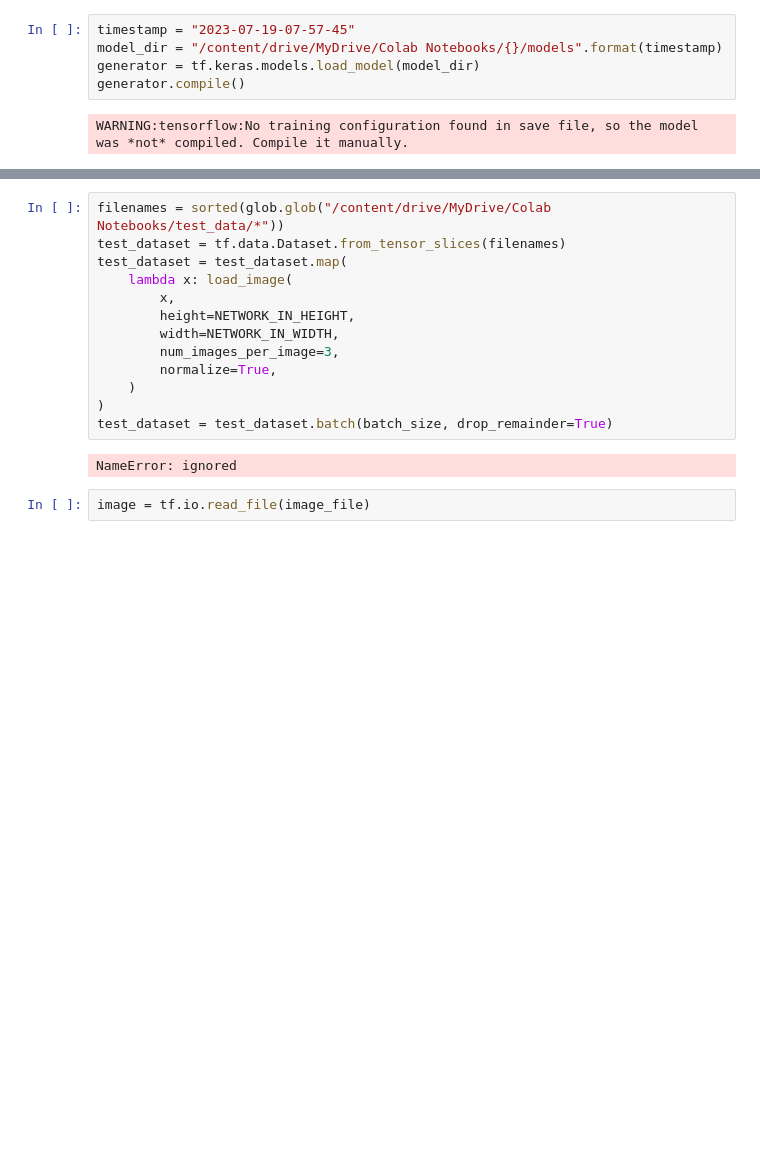
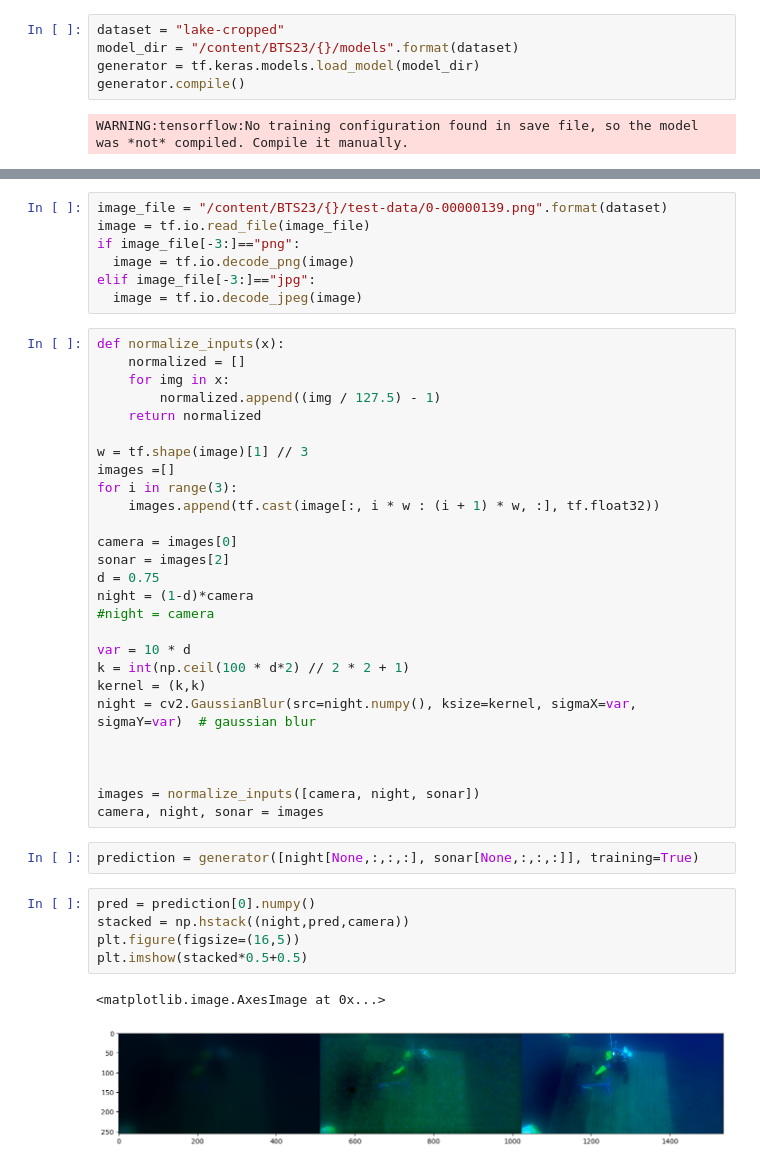
Before and after one commit to DeeperSense/BTS-2023, a Jupyter notebook: sonavision/sonavision-bts-tutorial.ipynb, the cells around one changed output, grey strips where cells are left out. Drawn from its saved outputs; the diff is of its cells as text; blank space fills up the shorter version.

Commit message:
updated sonavision notebook

```diff
--- a/sonavision/sonavision-bts-tutorial.ipynb
+++ b/sonavision/sonavision-bts-tutorial.ipynb
@@ -13,6 +29,6 @@ import glob
 # %%
-timestamp = "2023-07-19-07-57-45"
-model_dir = "/content/drive/MyDrive/Colab Notebooks/{}/models".format(timestamp)
+dataset = "lake-cropped"
+model_dir = "/content/BTS23/{}/models".format(dataset)
 generator = tf.keras.models.load_model(model_dir)
 generator.compile()
 # %% [output]
@@ -23,17 +36,44 @@ NETWORK_IN_HEIGHT = 512
-# %%
-filenames = sorted(glob.glob("/content/drive/MyDrive/Colab Notebooks/test_data/*"))
-test_dataset = tf.data.Dataset.from_tensor_slices(filenames)
-test_dataset = test_dataset.map(
-    lambda x: load_image(
-        x,
-        height=NETWORK_IN_HEIGHT,
-        width=NETWORK_IN_WIDTH,
-        num_images_per_image=3,
-        normalize=True,
-    )
-)
-test_dataset = test_dataset.batch(batch_size, drop_remainder=True)
-# %% [output]
-NameError: ignored
-# %%
-image = tf.io.read_file(image_file)
+# %%
+image_file = "/content/BTS23/{}/test-data/0-00000139.png".format(dataset)
+image = tf.io.read_file(image_file)
+if image_file[-3:]=="png":
+  image = tf.io.decode_png(image)
+elif image_file[-3:]=="jpg":
+  image = tf.io.decode_jpeg(image)
+# %%
+def normalize_inputs(x):
+    normalized = []
+    for img in x:
+        normalized.append((img / 127.5) - 1)
+    return normalized
+
+w = tf.shape(image)[1] // 3
+images =[]
+for i in range(3):
+    images.append(tf.cast(image[:, i * w : (i + 1) * w, :], tf.float32))
+
+camera = images[0]
+sonar = images[2]
+d = 0.75
+night = (1-d)*camera
+#night = camera
+
+var = 10 * d
+k = int(np.ceil(100 * d*2) // 2 * 2 + 1)
+kernel = (k,k)
+night = cv2.GaussianBlur(src=night.numpy(), ksize=kernel, sigmaX=var, sigmaY=var)  # gaussian blur
+
+
+
+images = normalize_inputs([camera, night, sonar])
+camera, night, sonar = images
+# %%
+prediction = generator([night[None,:,:,:], sonar[None,:,:,:]], training=True)
+# %%
+pred = prediction[0].numpy()
+stacked = np.hstack((night,pred,camera))
+plt.figure(figsize=(16,5))
+plt.imshow(stacked*0.5+0.5)
+# %% [output]
+<matplotlib.image.AxesImage at 0x...>
+[figure, added]
```
Also changed, not shown: parts of 3 cells of this notebook.
